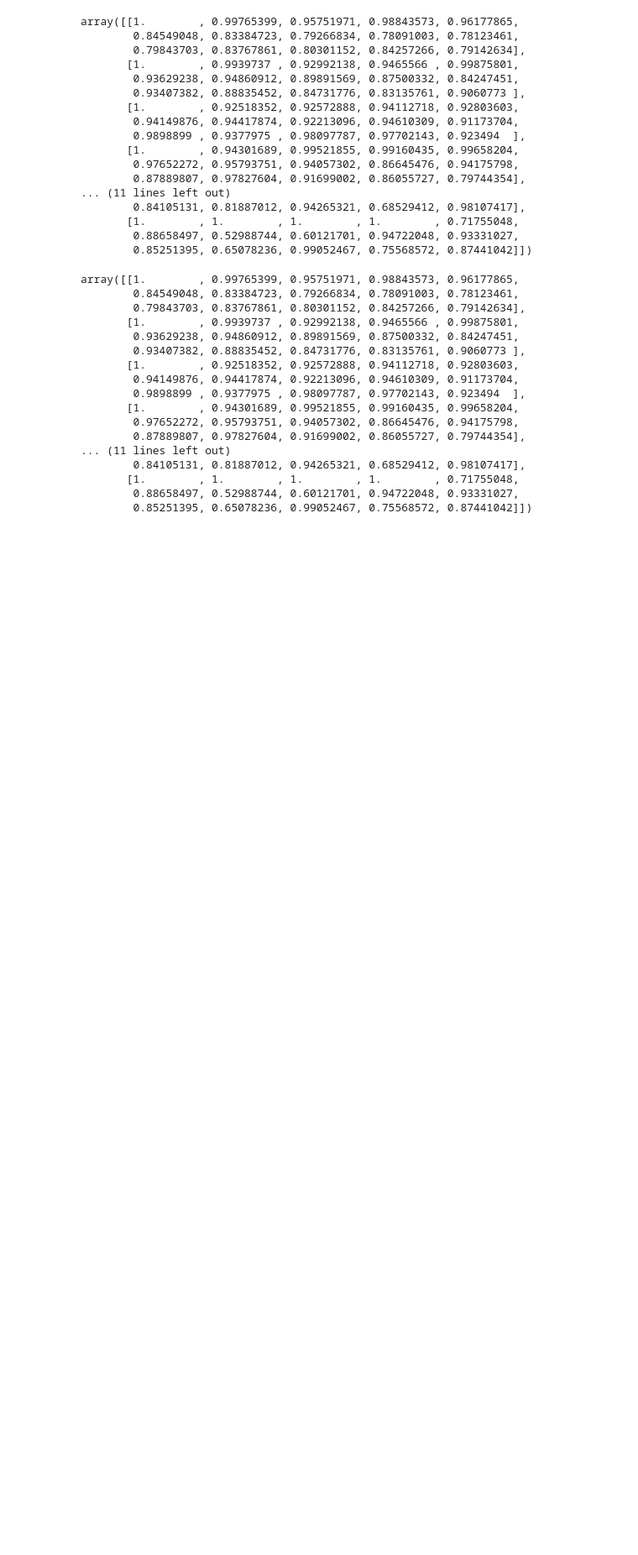
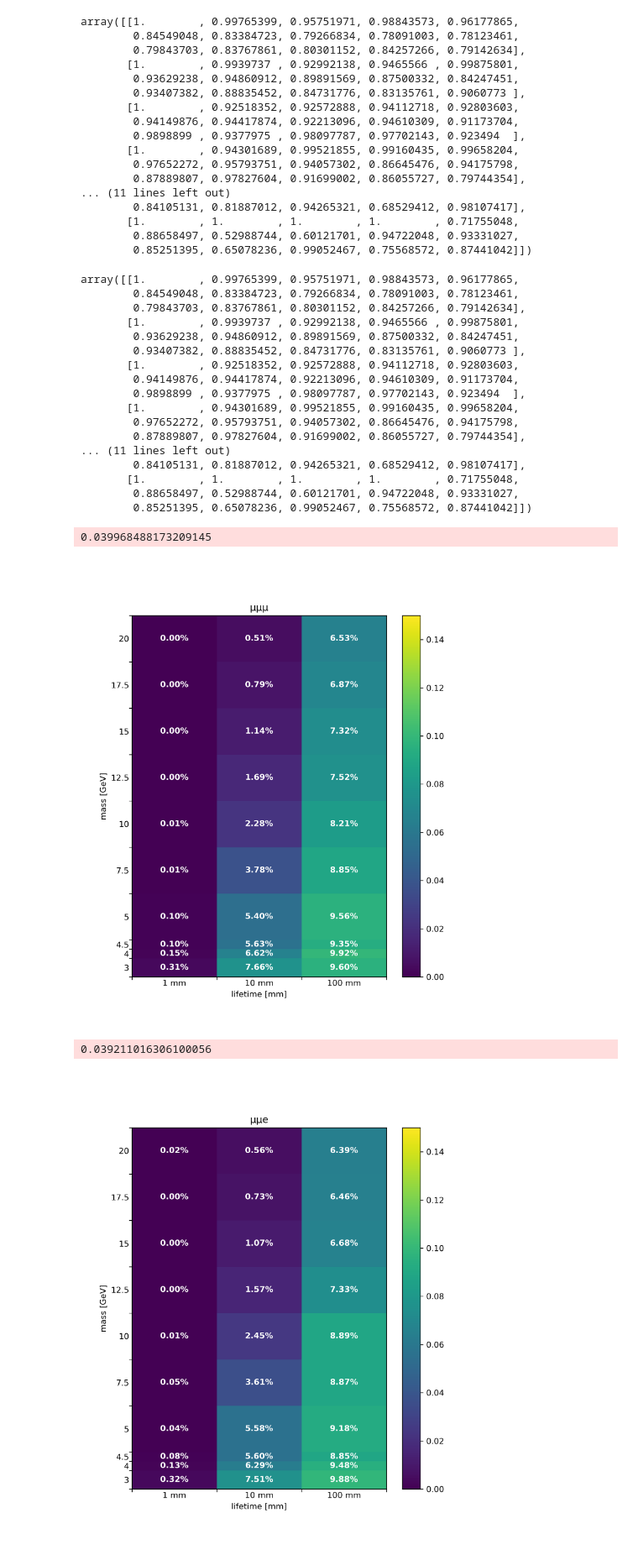
Before and after one commit to robinnewhouse/DHNLAnalysisNotebooks, a Jupyter notebook: systematics/vertexing/vertexing_efficiency_python.ipynb, the cells around one changed output. Shown at 84% size. Saved outputs shown, nothing was run; the diff lists cells and outputs as text; code cells hidden in the pictures; blank space fills up the shorter version.

Commit message:
updated plots for vertexing systematic

```diff
--- a/systematics/vertexing/vertexing_efficiency_python.ipynb
+++ b/systematics/vertexing/vertexing_efficiency_python.ipynb
@@ -956,0 +1047,18 @@ array([[1.        , 0.99765399, 0.95751971, 0.98843573, 0.96177865,
+# %%
+uncertianty_arr = make_uncertainty_plot(histpath='/data/hnl/histograms/v5p2_histograms/histograms_mc16e_uuu_*', title='μμμ', outfile='uuu_vertexing_systematic')
+print(uncertianty_arr.mean())
+display(Image(filename=f'/home/newhouse/public/Analysis/HNL/dhnlanalysisnotebooks/systematics/vertexing/plots/png/uuu_vertexing_systematic.png'));
+uncertianty_arr = make_uncertainty_plot(histpath='/data/hnl/histograms/v5p2_histograms/histograms_mc16e_uue_*', title='μμe', outfile='uue_vertexing_systematic')
+print(uncertianty_arr.mean())
+display(Image(filename=f'/home/newhouse/public/Analysis/HNL/dhnlanalysisnotebooks/systematics/vertexing/plots/png/uue_vertexing_systematic.png'));
+uncertianty_arr = make_uncertainty_plot(histpath='/data/hnl/histograms/v5p2_histograms/histograms_mc16e_eeu_*', title='eeμ', outfile='eeu_vertexing_systematic')
+print(uncertianty_arr.mean())
+display(Image(filename=f'/home/newhouse/public/Analysis/HNL/dhnlanalysisnotebooks/systematics/vertexing/plots/png/eeu_vertexing_systematic.png'));
+uncertianty_arr = make_uncertainty_plot(histpath='/data/hnl/histograms/v5p2_histograms/histograms_mc16e_eee_*', title='eee', outfile='eee_vertexing_systematic')
+print(uncertianty_arr.mean())
+display(Image(filename=f'/home/newhouse/public/Analysis/HNL/dhnlanalysisnotebooks/systematics/vertexing/plots/png/eee_vertexing_systematic.png'));
+# %% [output]
+0.039968488173209145
+[figure, added]
+0.039211016306100056
+[figure, added]
```
Also changed, not shown: parts of 2 cells of this notebook, 9 other files.
